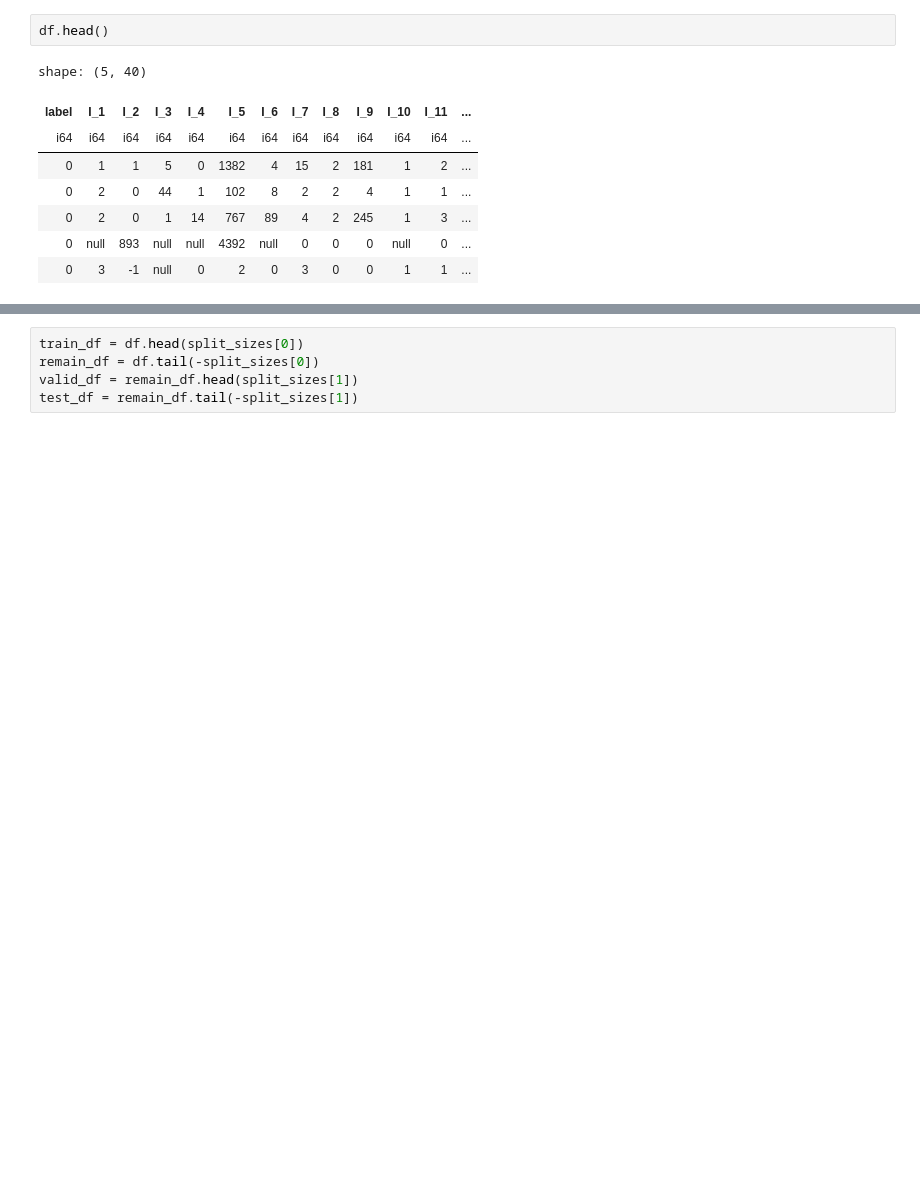
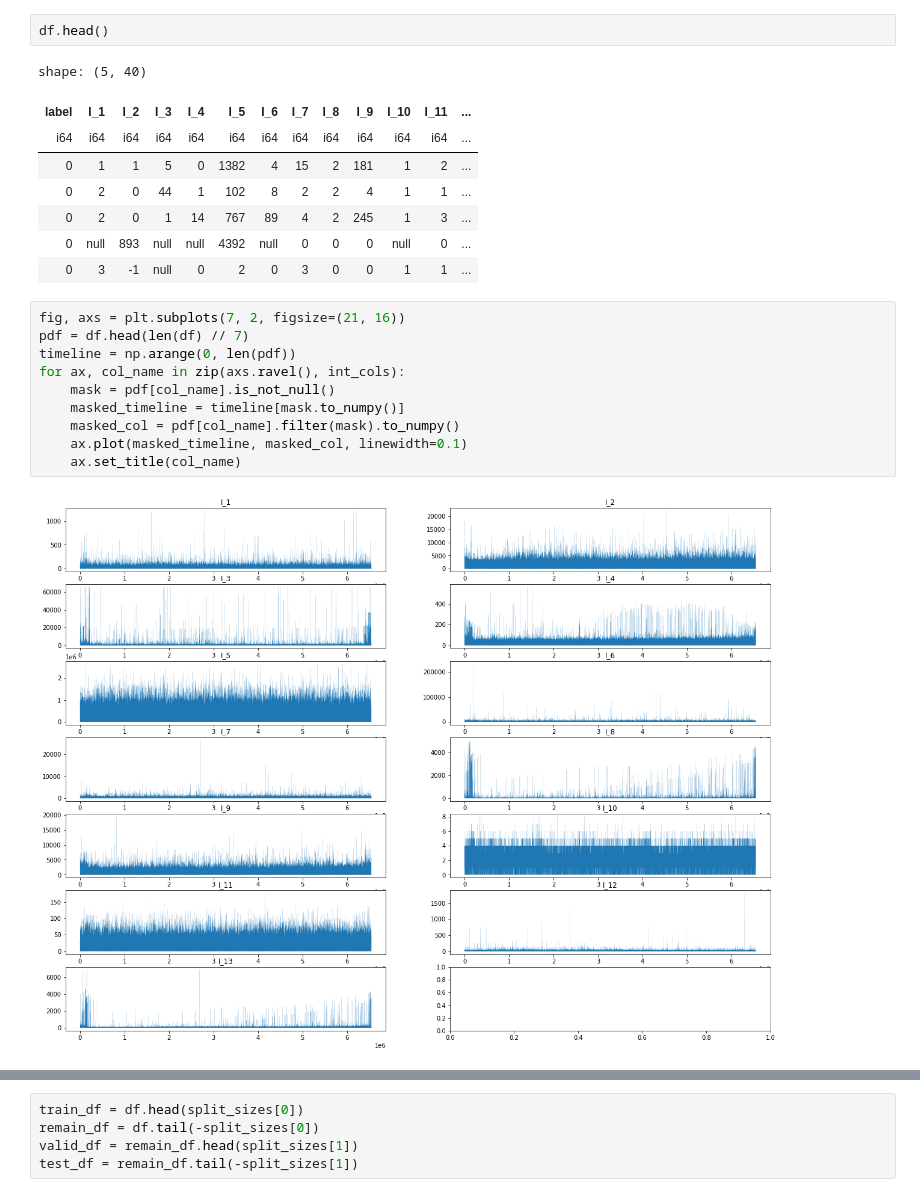
Before and after one commit to alexshtf/criteo_splines, a Jupyter notebook: preprocess.ipynb, the cells around one changed output, grey strips where cells are left out. Drawn from its saved outputs; the diff is of its cells as text; blank space fills up the shorter version.

```diff
--- a/preprocess.ipynb
+++ b/preprocess.ipynb
@@ -24,6 +24,18 @@ shape: (5, 40)
 | 0 | 2 | 0 | 1 | 14 | 767 | 89 | 4 | 2 | 245 | 1 | 3 | ... |
 | 0 | null | 893 | null | null | 4392 | null | 0 | 0 | 0 | null | 0 | ... |
 | 0 | 3 | -1 | null | 0 | 2 | 0 | 3 | 0 | 0 | 1 | 1 | ... |
+# %%
+fig, axs = plt.subplots(7, 2, figsize=(21, 16))
+pdf = df.head(len(df) // 7)
+timeline = np.arange(0, len(pdf))
+for ax, col_name in zip(axs.ravel(), int_cols):
+    mask = pdf[col_name].is_not_null()
+    masked_timeline = timeline[mask.to_numpy()]
+    masked_col = pdf[col_name].filter(mask).to_numpy()
+    ax.plot(masked_timeline, masked_col, linewidth=0.1)
+    ax.set_title(col_name)
+# %% [output]
+[figure, added]
 # %%
 split_sizes = np.rint(np.array(split_fractions) * len(df)).astype(np.int32)
 split_sizes
```
Also changed, not shown: parts of 4 cells of this notebook, 17 other files.
